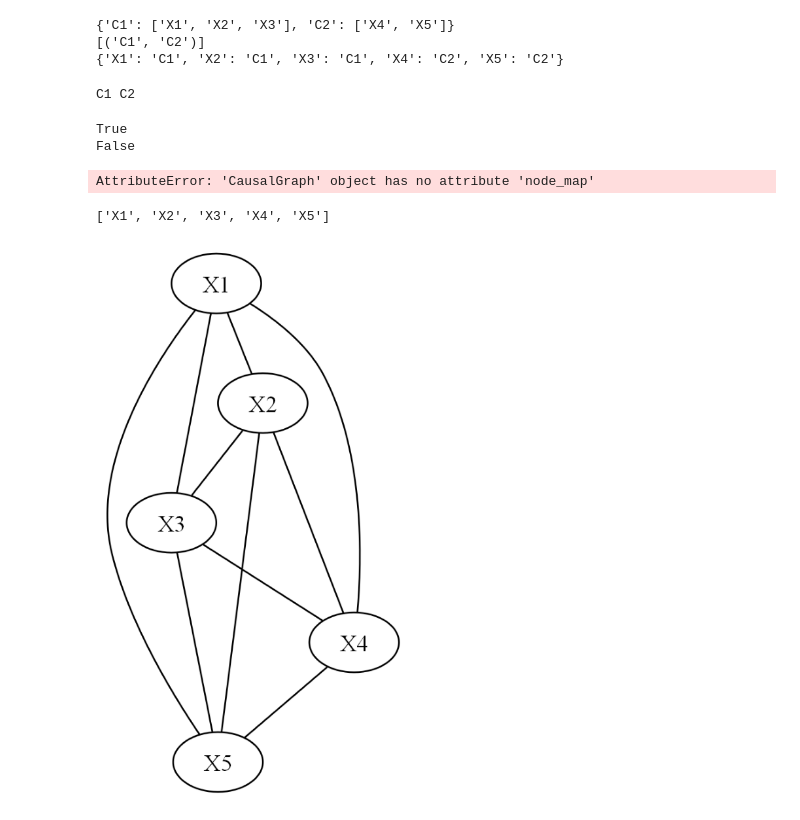
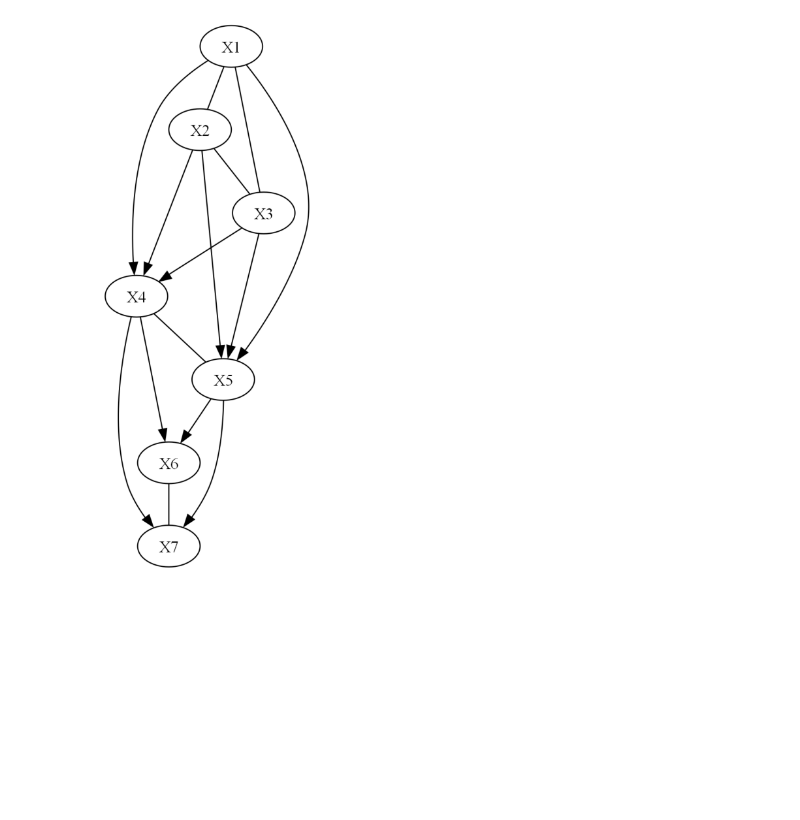
Before and after one commit to JanMarcoRuizdeVargas/clustercausal, a Jupyter notebook: c_pc_testing.ipynb, the cells around one changed output. Cells and saved outputs as stored; diff of their text form; code cells hidden in the pictures; blank space fills up the shorter version.

Commit message:
finished cdag constructor

```diff
--- a/c_pc_testing.ipynb
+++ b/c_pc_testing.ipynb
@@ -84,5 +17,5 @@ class CDAG:
 # %%
 cluster_dict = {}
-cluster_dict['clusters'] = {'C1':['X1','X2','X3'], 'C2': ['X4','X5']}
-cluster_dict['cluster_edges'] = [('C1','C2')]
+cluster_dict['clusters'] = {'C1':['X1','X2','X3'], 'C2': ['X4','X5'], 'C3':['X6','X7']}
+cluster_dict['cluster_edges'] = [('C1','C2'), ('C2','C3')]
 cdag = CDAG(cluster_mapping=cluster_dict['clusters'], cluster_edges = cluster_dict['cluster_edges'])
@@ -105,31 +41,4 @@ X2 X5
-# %%
-print(cdag.clusters)
-print(cdag.cluster_edges)
-print(cdag.node_indices)
-# %% [output]
-{'C1': ['X1', 'X2', 'X3'], 'C2': ['X4', 'X5']}
-[('C1', 'C2')]
-{'X1': 'C1', 'X2': 'C1', 'X3': 'C1', 'X4': 'C2', 'X5': 'C2'}
-# %%
-for cluster1, cluster2 in list(combinations(cdag.clusters.keys(),2)):
-    print(cluster1, cluster2)
-# %% [output]
-C1 C2
-# %%
-print(('C1', 'C2') in cdag.cluster_edges)
-print(('C2', 'C1') in cdag.cluster_edges)
-# %% [output]
-True
-False
-# %%
-cdag.cdag_to_mpdag()
-# %% [output]
-AttributeError: 'CausalGraph' object has no attribute 'node_map'
-# %%
-cdag.graph.G.get_node_names()
-# %% [output]
-['X1', 'X2', 'X3', 'X4', 'X5']
 # %%
-cdag.graph.draw_pydot_graph()
+cdag.cg.draw_pydot_graph()
 # %% [output]
-[figure, old version]
+[figure, new version]
```
Also changed, not shown: parts of 5 cells of this notebook, 1 other file.
